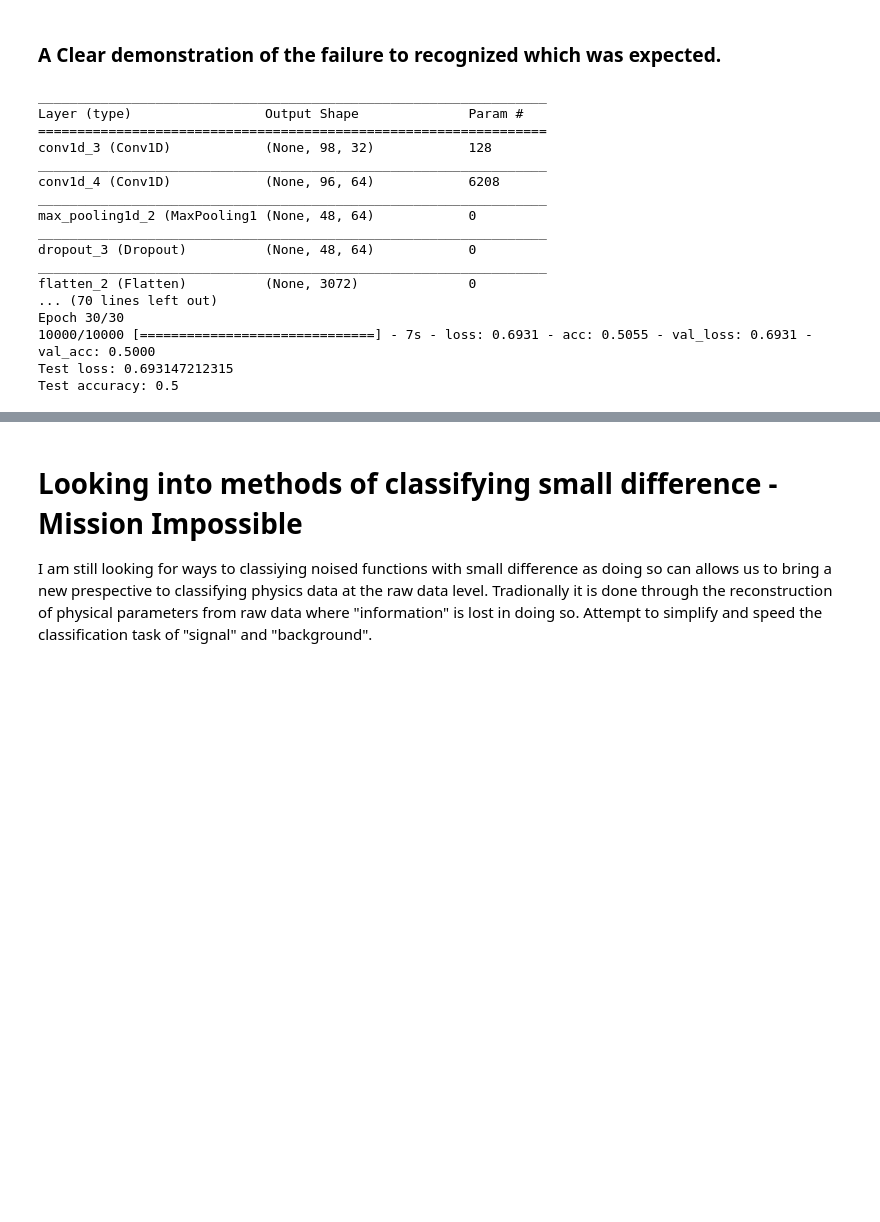
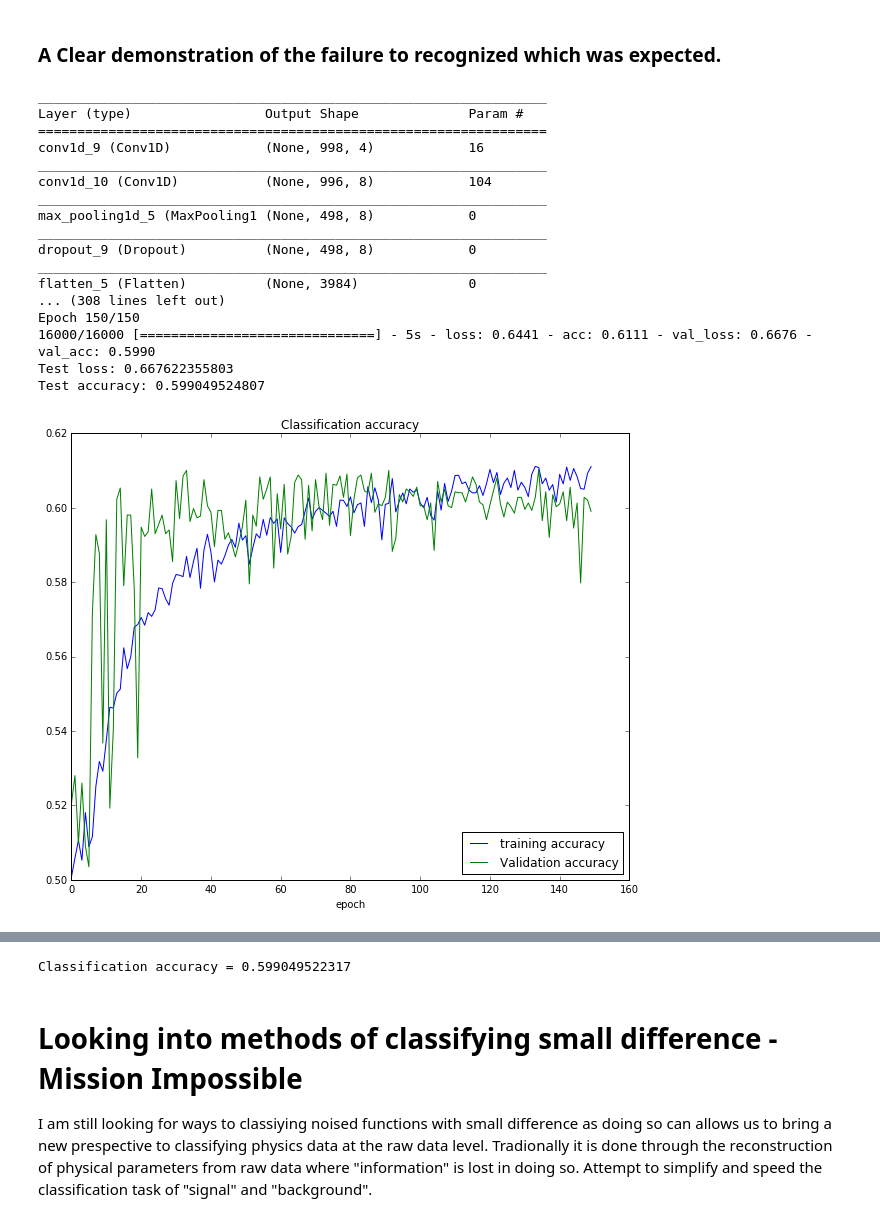
Before and after one commit to hareyakana/Presentation-Materials, a Jupyter notebook: Problem.ipynb, the cells around one changed output, grey strips where cells are left out. Cells and saved outputs as stored; diff of their text form; code cells hidden in the pictures; blank space fills up the shorter version.

```diff
--- a/Problem.ipynb
+++ b/Problem.ipynb
@@ -231,8 +320,8 @@ def separation(x,ratio):
 			test[k] = x[i]
 	return train, test
 
-train_beta, test_beta = separation(x1,0.5)
-train_gamma, test_gamma  = separation(x2,0.5)
+train_beta, test_beta = separation(x1,0.8)
+train_gamma, test_gamma  = separation(x2,0.8)
 
 def labelling(x,num):
 	label = np.zeros(len(x))
@@ -250,54 +339,74 @@ data_test = np.concatenate((test_beta,test_gamma), axis=0)
 label_train = np.concatenate((label_train_beta,label_train_gamma),axis=0)
 label_test = np.concatenate((label_test_beta,label_test_gamma),axis=0)
 
-# data_train = np.expand_dims(data_train,axis=2)
-data_train = np.expand_dims(data_train,axis=3)
-# data_test = np.expand_dims(data_test,axis=2)
-data_test = np.expand_dims(data_test,axis=3)
+data_train = np.expand_dims(data_train,axis=2)
+# data_train = np.expand_dims(data_train,axis=3)
+data_test = np.expand_dims(data_test,axis=2)
+# data_test = np.expand_dims(data_test,axis=3)
 
 import keras
 
 label_train = keras.utils.to_categorical(label_train, 2)
 label_test = keras.utils.to_categorical(label_test, 2)
 
 from keras.models import Model, Sequential, load_model
-from keras.layers import Input, Dense, Activation, Conv1D, MaxPooling1D, Dropout, Flatten, BatchNormalization
+from keras.layers import Input, Dense, Activation, Conv1D, MaxPooling1D, Dropout, Flatten, LSTM, AveragePooling1D
 
 from keras.regularizers import l2
 from keras.optimizers import SGD
 
 model = Sequential()
-model.add(Conv1D(32, kernel_size=3, activation="relu", input_shape=(no_of_x,1)))
-model.add(Conv1D(64, 3, activation="relu"))
+model.add(Conv1D(4, kernel_size=3, activation="relu", input_shape=(no_of_x,1)))
+model.add(Conv1D(8, 3, activation="relu"))
 model.add(MaxPooling1D(pool_size=2))
-model.add(Dropout(0.25))
+# model.add(AveragePooling1D(pool_size=2))
+# model.add(LSTM(10))
+
+model.add(Dropout(0.5))
 model.add(Flatten())
-model.add(Dense(128,activation="relu"))
-# model.add(Dense(256,activation="relu"))
-# model.add(Dense(512,activation="relu"))
-model.add(Dropout(0.5))
+model.add(Dense(16,activation="relu"))
+model.add(Dropout(0.8))
 model.add(Dense(2,activation="softmax"))
 model.summary()
 model.compile(loss = keras.losses.categorical_crossentropy, optimizer = keras.optimizers.Adadelta(), metrics=['accuracy'])
-model.fit(data_train, label_train, batch_size=50, epochs=30, verbose=1, validation_data=(data_test,label_test))
+history = model.fit(data_train, label_train, batch_size=100, epochs=150, verbose=1, validation_data=(data_test,label_test))
 score = model.evaluate(data_test, label_test, verbose=0)
 print('Test loss:', score[0])
 print('Test accuracy:', score[1])
+
+plt.figure()
+plt.title("Classification accuracy")
+plt.xlabel("epoch")
+plt.plot(history.history['acc'],label="training accuracy")
+plt.plot(history.history['val_acc'],label="Validation accuracy")
+plt.legend(loc=4)
+plt.show()
+
+plt.figure()
+plt.title("Loss function")
+plt.xlabel("epoch")
+plt.plot(history.history['loss'],label="training loss")
+plt.plot(history.history['val_loss'],label="Validation loss")
+plt.legend()
+plt.show()
+
+print("Classification accuracy =",history.history['val_acc'][-1])
 # %% [output]
 _________________________________________________________________
 Layer (type)                 Output Shape              Param #
 =================================================================
-conv1d_3 (Conv1D)            (None, 98, 32)            128
+conv1d_9 (Conv1D)            (None, 998, 4)            16
 _________________________________________________________________
-conv1d_4 (Conv1D)            (None, 96, 64)            6208
+conv1d_10 (Conv1D)           (None, 996, 8)            104
 _________________________________________________________________
-max_pooling1d_2 (MaxPooling1 (None, 48, 64)            0
+max_pooling1d_5 (MaxPooling1 (None, 498, 8)            0
 _________________________________________________________________
-dropout_3 (Dropout)          (None, 48, 64)            0
+dropout_9 (Dropout)          (None, 498, 8)            0
 _________________________________________________________________
-flatten_2 (Flatten)          (None, 3072)              0
-... (70 lines left out)
-Epoch 30/30
-10000/10000 [==============================] - 7s - loss: 0.6931 - acc: 0.5055 - val_loss: 0.6931 - val_acc: 0.5000
-Test loss: 0.693147212315
-Test accuracy: 0.5
+flatten_5 (Flatten)          (None, 3984)              0
+... (308 lines left out)
+Epoch 150/150
+16000/16000 [==============================] - 5s - loss: 0.6441 - acc: 0.6111 - val_loss: 0.6676 - val_acc: 0.5990
+Test loss: 0.667622355803
+Test accuracy: 0.599049524807
+[figure, added]
@@ -304,3 +414,4 @@ Test accuracy: 0.5
+Classification accuracy = 0.599049522317
 # %% [markdown]
 # Looking into methods of classifying small difference - Mission Impossible
 
```
Also changed, not shown: parts of 12 cells of this notebook, 9 other files.
